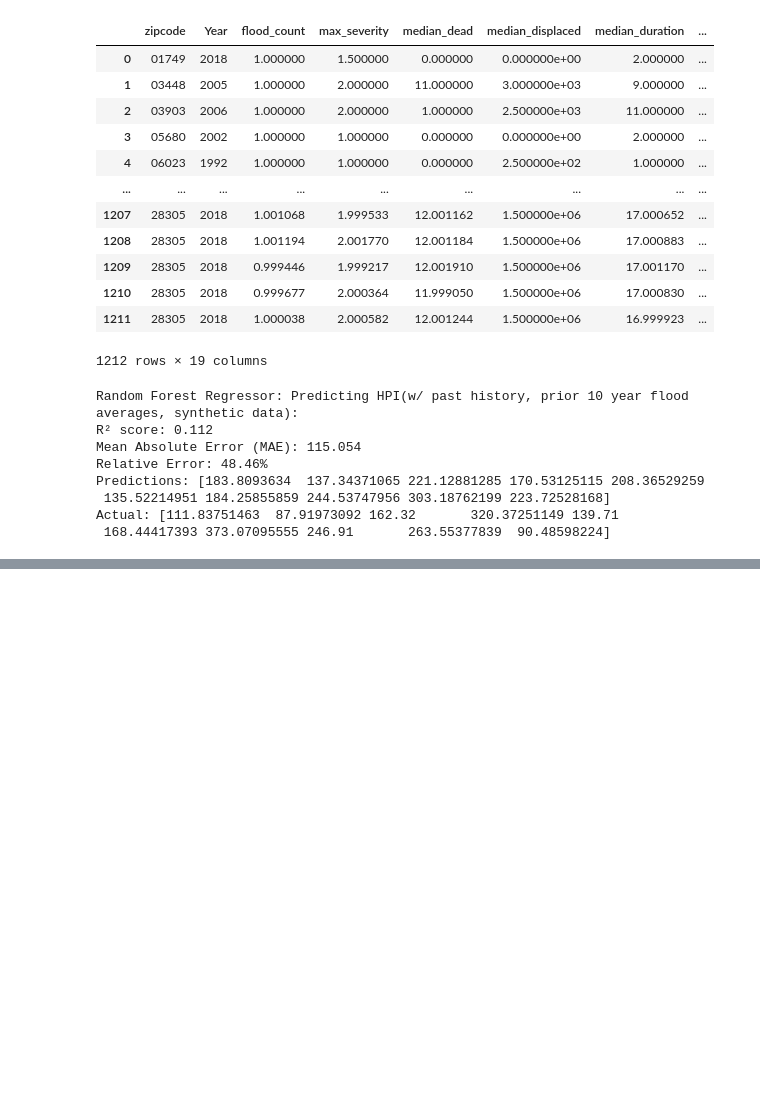
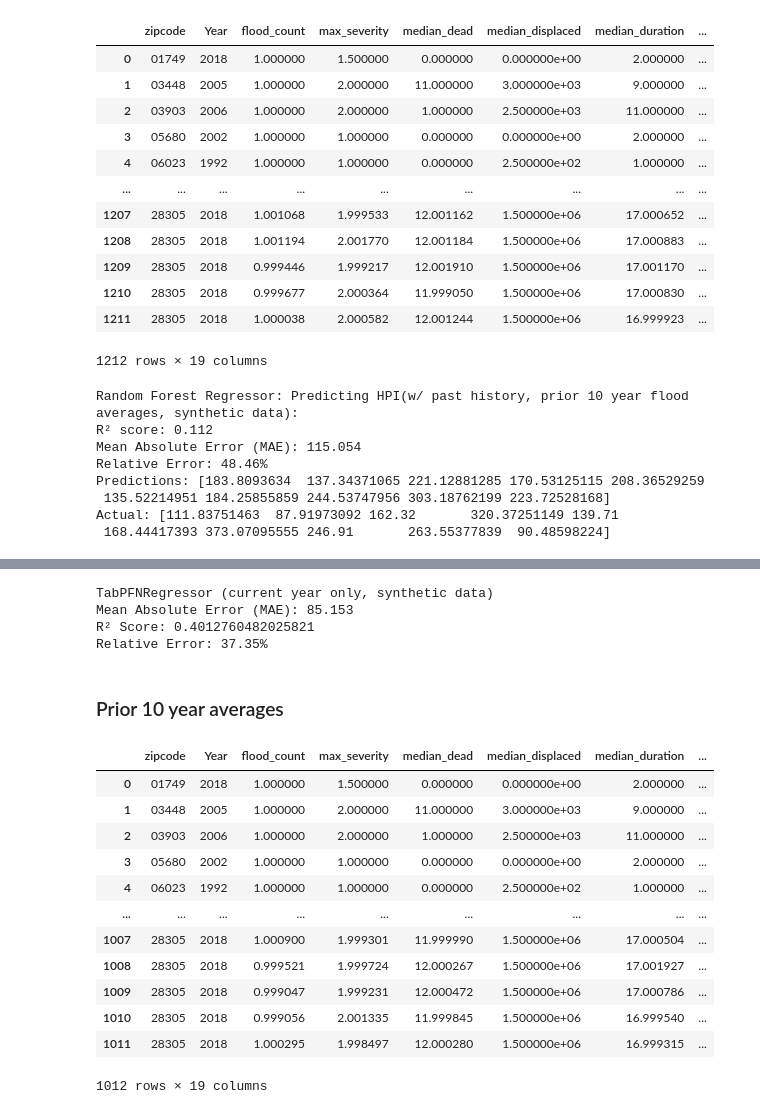
Before and after one commit to melina-thegarza/ml-climate, a Jupyter notebook: src/natural_disaster_housing_prediction.ipynb, the cells around one changed output, grey strips where cells are left out. Saved outputs shown, nothing was run; the diff lists cells and outputs as text; code cells hidden in the pictures; blank space fills up the shorter version.

```diff
--- a/src/natural_disaster_housing_prediction.ipynb
+++ b/src/natural_disaster_housing_prediction.ipynb
@@ -619,0 +713,3 @@ Actual: [111.83751463  87.91973092 162.32       320.37251149 139.71
+# %%
+df_real_10_avg = pd.read_csv('merged_housing_flood_data_avg_10_years.csv', dtype={'zipcode': str})
+df_real_10_avg
@@ -619,0 +810,68 @@ Actual: [111.83751463  87.91973092 162.32       320.37251149 139.71
+# %%
+X = expanded_data_tabpfn[['flood_count', 'max_severity', 'median_dead', 'median_displaced', 'median_duration', 'median_area']]
+y = expanded_data_tabpfn['HPI']
+
+# Train-test split
+X_train, X_test, y_train, y_test = train_test_split(X, y, test_size=0.5, random_state=42)
+
+# Initialize the regressor
+regressor = TabPFNRegressor()
+regressor.fit(X_train, y_train)
+
+# Predict on the test set
+predictions = regressor.predict(X_test)
+
+# Evaluate the model
+mae = mean_absolute_error(y_test, predictions)
+r2 = r2_score(y_test, predictions)
+relative_error = mae / np.mean(y_test) * 100
+
+print("TabPFNRegressor (current year only, synthetic data)")
+print(f'Mean Absolute Error (MAE): {mae:.3f}')
+print("R² Score:", r2)
+print(f'Relative Error: {relative_error:.2f}%')
+# %% [output]
+TabPFNRegressor (current year only, synthetic data)
+Mean Absolute Error (MAE): 85.153
+R² Score: 0.4012760482025821
+Relative Error: 37.35%
+# %% [markdown]
+### Prior 10 year averages
+# %%
+numeric_columns = ['flood_count', 'max_severity', 'median_dead',
+       'median_displaced', 'median_duration', 'median_area',
+       'flood_count_total_10', 'max_severity_avg_10', 'median_dead_avg_10',
+       'median_displaced_avg_10', 'median_duration_avg_10',
+       'median_area_avg_10', 'HPI']
+data_for_gmm_10 = df_real_10_avg[numeric_columns].dropna()
+
+gmm_10 = GaussianMixture(n_components=3, random_state=42)
+gmm_10.fit(data_for_gmm_10)
+
+synthetic_data_10 = gmm_10.sample(n_samples=800)
+synthetic_df_10 = pd.DataFrame(synthetic_data_10[0], columns=numeric_columns)
+
+distances = pairwise_distances_argmin_min(synthetic_df_10[numeric_columns], df_real_10_avg[numeric_columns])
+synthetic_df_10['zipcode'] = df_real_10_avg['zipcode'].iloc[distances[0]].values
+synthetic_df_10['Year'] = df_real_10_avg['Year'].iloc[distances[0]].values
+synthetic_df_10['zipcode_3area'] = synthetic_df_10['zipcode'].astype(str).str[:3]
+
+expanded_data_tabpfn_10 = pd.concat([df_real_10_avg, synthetic_df_10], axis=0)
+expanded_data_tabpfn_10 = expanded_data_tabpfn_10.reset_index(drop=True)
+
+
+expanded_data_tabpfn_10
+# %% [output]
+|  | zipcode | Year | flood_count | max_severity | median_dead | median_displaced | median_duration | ... |
+| 0 | 01749 | 2018 | 1.000000 | 1.500000 | 0.000000 | 0.000000e+00 | 2.000000 | ... |
+| 1 | 03448 | 2005 | 1.000000 | 2.000000 | 11.000000 | 3.000000e+03 | 9.000000 | ... |
+| 2 | 03903 | 2006 | 1.000000 | 2.000000 | 1.000000 | 2.500000e+03 | 11.000000 | ... |
+| 3 | 05680 | 2002 | 1.000000 | 1.000000 | 0.000000 | 0.000000e+00 | 2.000000 | ... |
+| 4 | 06023 | 1992 | 1.000000 | 1.000000 | 0.000000 | 2.500000e+02 | 1.000000 | ... |
+| ... | ... | ... | ... | ... | ... | ... | ... | ... |
+| 1007 | 28305 | 2018 | 1.000900 | 1.999301 | 11.999990 | 1.500000e+06 | 17.000504 | ... |
+| 1008 | 28305 | 2018 | 0.999521 | 1.999724 | 12.000267 | 1.500000e+06 | 17.001927 | ... |
+| 1009 | 28305 | 2018 | 0.999047 | 1.999231 | 12.000472 | 1.500000e+06 | 17.000786 | ... |
+| 1010 | 28305 | 2018 | 0.999056 | 2.001335 | 11.999845 | 1.500000e+06 | 16.999540 | ... |
+| 1011 | 28305 | 2018 | 1.000295 | 1.998497 | 12.000280 | 1.500000e+06 | 16.999315 | ... |
+1012 rows × 19 columns
```
Also changed, not shown: parts of 17 cells of this notebook, 1 other file.
